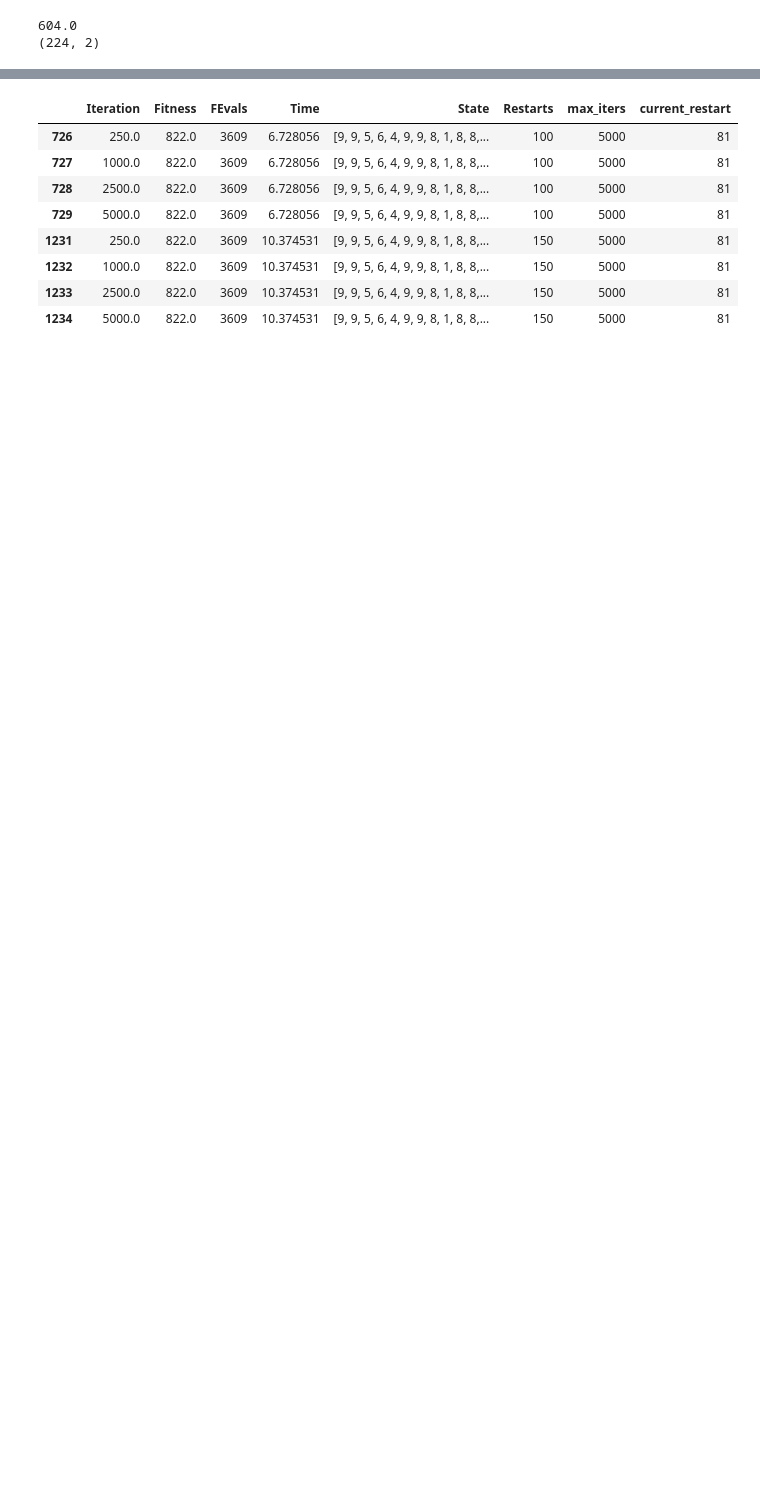
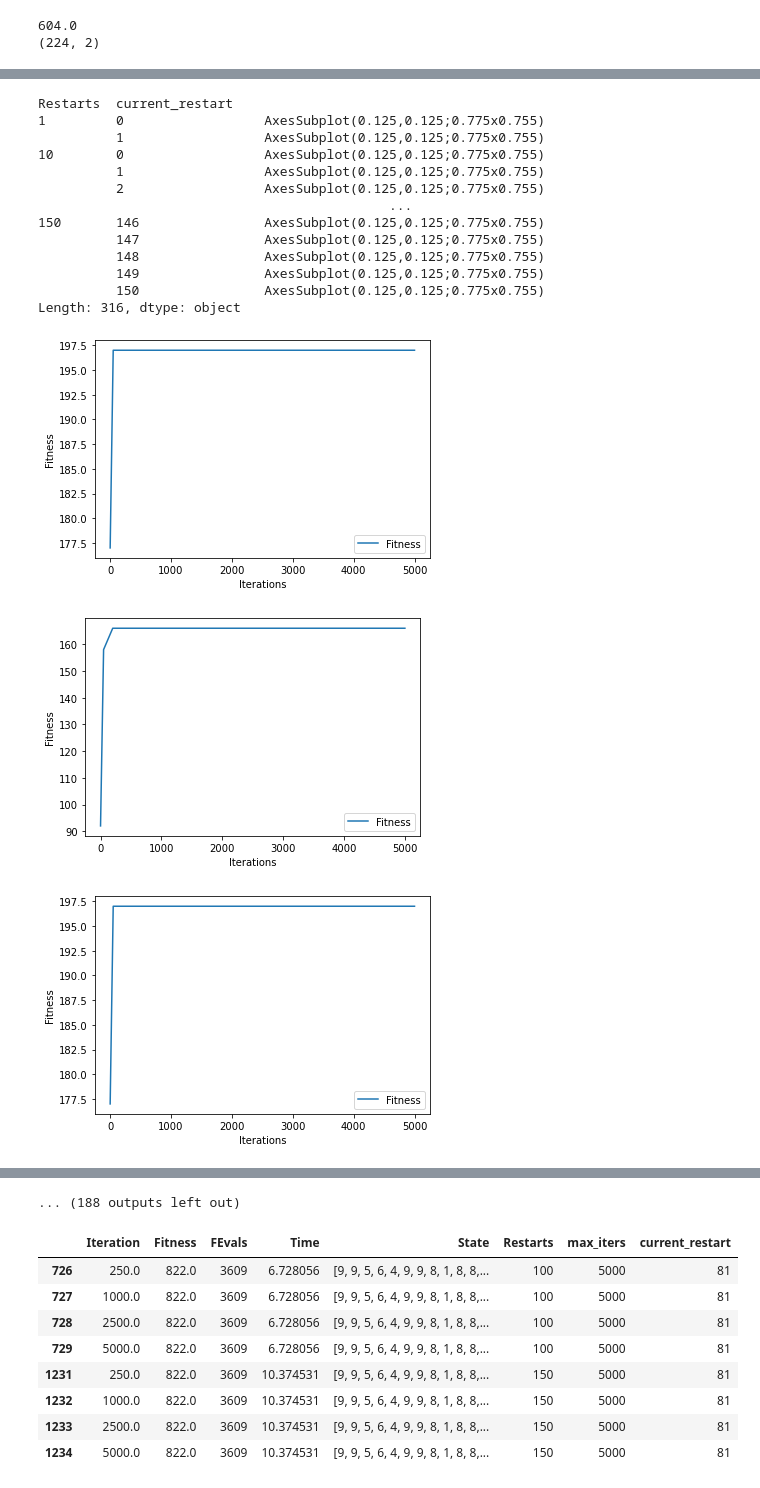
Before and after one commit to barmag/cs7641-projects, a Jupyter notebook: project2/knapsack.ipynb, the cells around one changed output, grey strips where cells are left out. Drawn from its saved outputs; the diff is of its cells as text; code cells hidden in the pictures; blank space fills up the shorter version.

```diff
--- a/project2/knapsack.ipynb
+++ b/project2/knapsack.ipynb
@@ -49,0 +66,21 @@ k_rhc_stats_100[k_rhc_stats_100.Fitness == k_rhc_stats_100.Fitness.max()]
+# %%
+# k_rhc_stats_100[k_rhc_stats_100.Restarts == 100].set_index('Iteration')['Fitness'].plot()
+# k_rhc_stats_100[k_rhc_stats_100.Restarts == 150][k_rhc_stats_100.current_restart == 150].set_index('Iteration')['Fitness'].plot()
+k_rhc_stats_100.groupby(['Restarts', 'current_restart']).plot(xlabel='Iterations', ylabel='Fitness', y='Fitness', x='Iteration', sharey=True)
+# %% [output]
+Restarts  current_restart
+1         0                  AxesSubplot(0.125,0.125;0.775x0.755)
+          1                  AxesSubplot(0.125,0.125;0.775x0.755)
+10        0                  AxesSubplot(0.125,0.125;0.775x0.755)
+          1                  AxesSubplot(0.125,0.125;0.775x0.755)
+          2                  AxesSubplot(0.125,0.125;0.775x0.755)
+                                             ...
+150       146                AxesSubplot(0.125,0.125;0.775x0.755)
+          147                AxesSubplot(0.125,0.125;0.775x0.755)
+          148                AxesSubplot(0.125,0.125;0.775x0.755)
+          149                AxesSubplot(0.125,0.125;0.775x0.755)
+          150                AxesSubplot(0.125,0.125;0.775x0.755)
+Length: 316, dtype: object
+[figure, added]
+[figure, added]
+[figure, added]
@@ -50,3 +95,4 @@ k_rhc_stats_100[k_rhc_stats_100.Fitness == k_rhc_stats_100.Fitness.max()]
+... (188 outputs left out)
 # %%
 PROBLEM_SIZE = 500
 problem = mlrose_hiive.KnapsackGenerator().generate(42, number_of_items_types=20, max_item_count=10)
```
Also changed, not shown: parts of 26 cells of this notebook.
